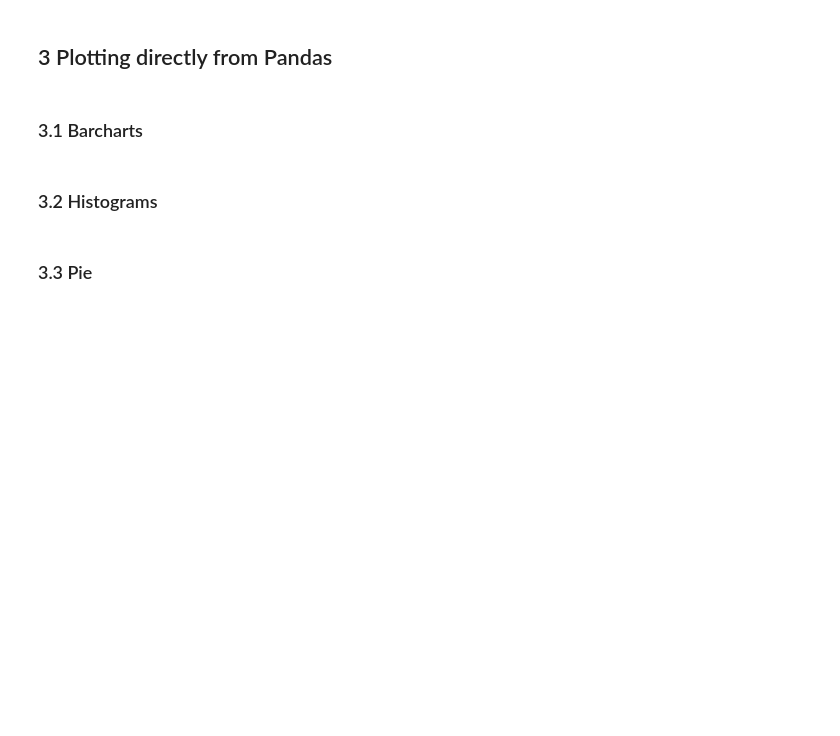
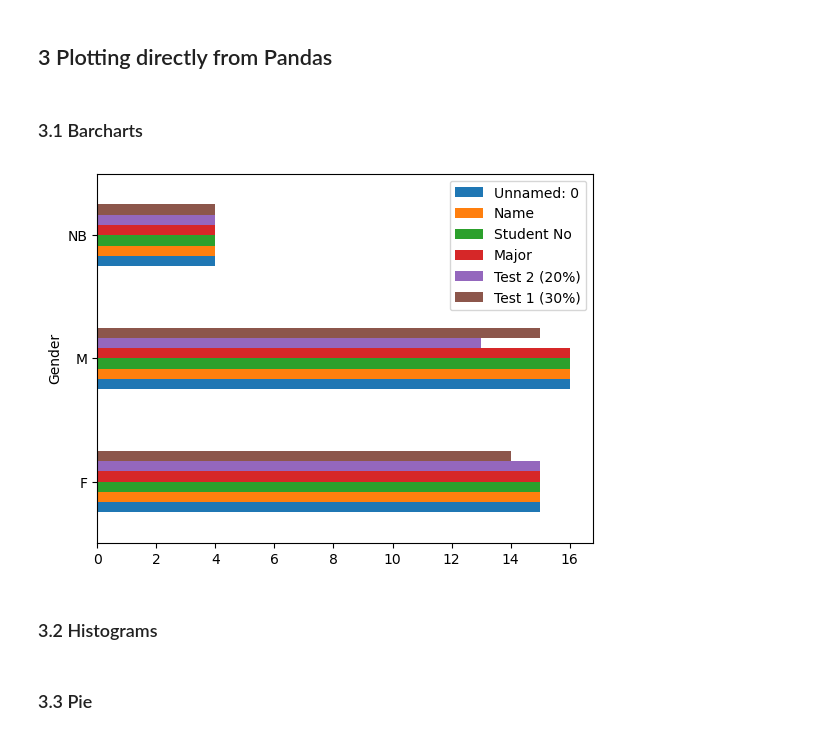
Before and after one commit to SPS-SP2273/learning-portfolio-russell-ykh, a Jupyter notebook: pandas/pandas_(good).ipynb, the cells around one changed output. Drawn from its saved outputs; the diff is of its cells as text; code cells hidden in the pictures; blank space fills up the shorter version.

```diff
--- a/pandas/pandas_(good).ipynb
+++ b/pandas/pandas_(good).ipynb
@@ -39,8 +39,16 @@
 # %% [markdown]
 ### 3.1 Barcharts
 # %%
+import pandas
+import numpy as np
+import matplotlib.pyplot as plt
 
-# Your code here
+df = pandas.read_excel('dummy-class-1-of-2.xlsx',skiprows=1)
+grp = df.groupby(['Gender'])
+grp.count().plot(kind='barh')
+plt.show()
+# %% [output]
+[figure, added]
 # %% [markdown]
 ### 3.2 Histograms
 # %%
```
Also changed, not shown: parts of 2 cells of this notebook, 6 other files.
